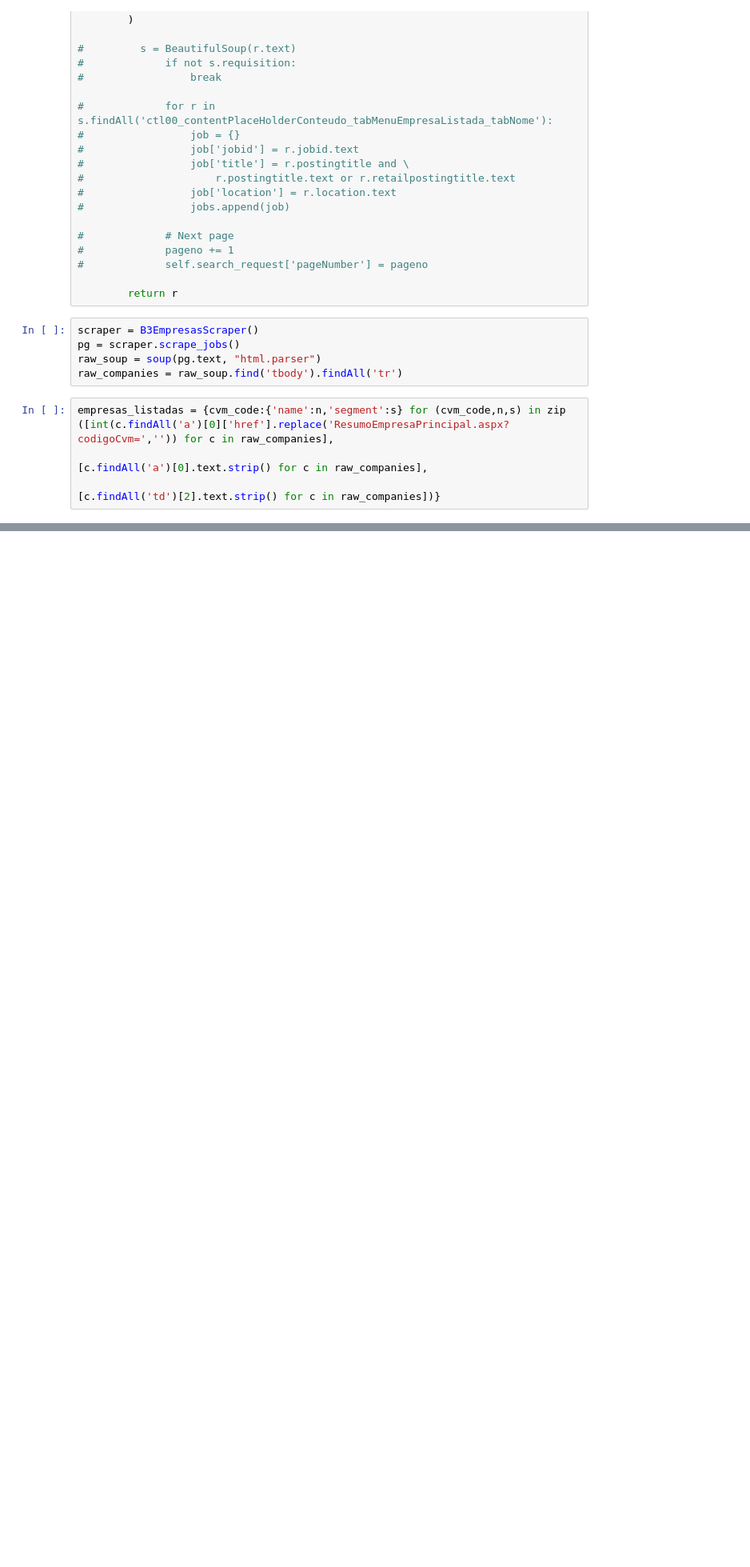
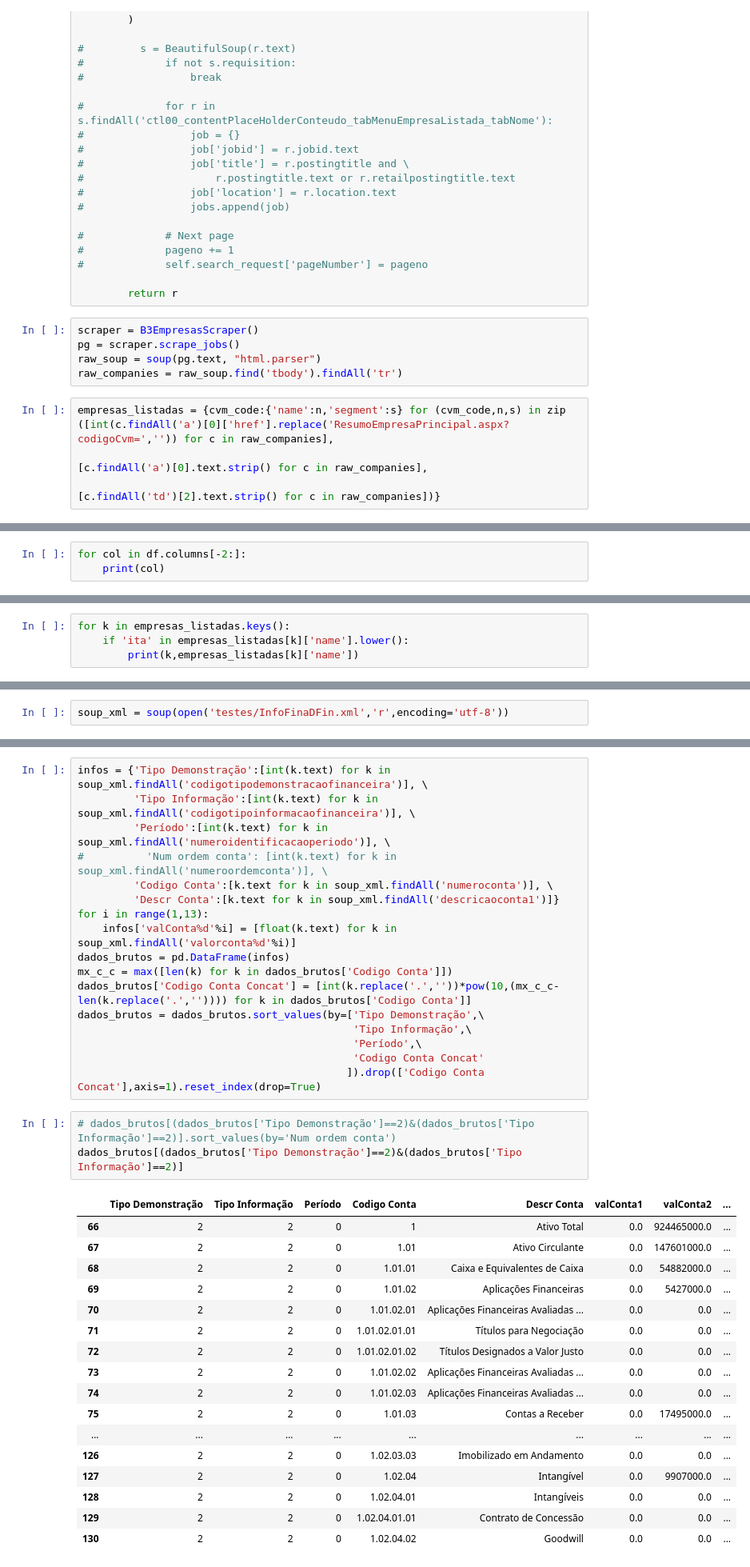
Before and after one commit to johnmattox/company_research, a Jupyter notebook: webscraping/rascunho.ipynb, the cells around one changed output, grey strips where cells are left out. Shown at 80% size. Saved outputs shown, nothing was run; the diff lists cells and outputs as text; blank space fills up the shorter version.

```diff
--- a/webscraping/rascunho.ipynb
+++ b/webscraping/rascunho.ipynb
@@ -87,0 +351,3 @@ empresas_listadas = {cvm_code:{'name':n,'segment':s} for (cvm_code,n,s) in zip (
+# %%
+for col in df.columns[-2:]:
+    print(col)
@@ -87,0 +464,4 @@ empresas_listadas = {cvm_code:{'name':n,'segment':s} for (cvm_code,n,s) in zip (
+# %%
+for k in empresas_listadas.keys():
+    if 'ita' in empresas_listadas[k]['name'].lower():
+        print(k,empresas_listadas[k]['name'])
@@ -87,0 +569,2 @@ empresas_listadas = {cvm_code:{'name':n,'segment':s} for (cvm_code,n,s) in zip (
+# %%
+soup_xml = soup(open('testes/InfoFinaDFin.xml','r',encoding='utf-8'))
@@ -87,0 +593,38 @@ empresas_listadas = {cvm_code:{'name':n,'segment':s} for (cvm_code,n,s) in zip (
+# %%
+infos = {'Tipo Demonstração':[int(k.text) for k in soup_xml.findAll('codigotipodemonstracaofinanceira')], \
+         'Tipo Informação':[int(k.text) for k in soup_xml.findAll('codigotipoinformacaofinanceira')], \
+         'Período':[int(k.text) for k in soup_xml.findAll('numeroidentificacaoperiodo')], \
+#          'Num ordem conta': [int(k.text) for k in soup_xml.findAll('numeroordemconta')], \
+         'Codigo Conta':[k.text for k in soup_xml.findAll('numeroconta')], \
+         'Descr Conta':[k.text for k in soup_xml.findAll('descricaoconta1')]}
+for i in range(1,13):
+    infos['valConta%d'%i] = [float(k.text) for k in soup_xml.findAll('valorconta%d'%i)]
+dados_brutos = pd.DataFrame(infos)
+mx_c_c = max([len(k) for k in dados_brutos['Codigo Conta']])
+dados_brutos['Codigo Conta Concat'] = [int(k.replace('.',''))*pow(10,(mx_c_c-len(k.replace('.','')))) for k in dados_brutos['Codigo Conta']]
+dados_brutos = dados_brutos.sort_values(by=['Tipo Demonstração',\
+                                            'Tipo Informação',\
+                                            'Período',\
+                                            'Codigo Conta Concat'
+                                           ]).drop(['Codigo Conta Concat'],axis=1).reset_index(drop=True)
+# %%
+# dados_brutos[(dados_brutos['Tipo Demonstração']==2)&(dados_brutos['Tipo Informação']==2)].sort_values(by='Num ordem conta')
+dados_brutos[(dados_brutos['Tipo Demonstração']==2)&(dados_brutos['Tipo Informação']==2)]
+# %% [output]
+|  | Tipo Demonstração | Tipo Informação | Período | Codigo Conta | Descr Conta | valConta1 | valConta2 | ... |
+| 66 | 2 | 2 | 0 | 1 | Ativo Total | 0.0 | 924465000.0 | ... |
+| 67 | 2 | 2 | 0 | 1.01 | Ativo Circulante | 0.0 | 147601000.0 | ... |
+| 68 | 2 | 2 | 0 | 1.01.01 | Caixa e Equivalentes de Caixa | 0.0 | 54882000.0 | ... |
+| 69 | 2 | 2 | 0 | 1.01.02 | Aplicações Financeiras | 0.0 | 5427000.0 | ... |
+| 70 | 2 | 2 | 0 | 1.01.02.01 | Aplicações Financeiras Avaliadas ... | 0.0 | 0.0 | ... |
+| 71 | 2 | 2 | 0 | 1.01.02.01.01 | Títulos para Negociação | 0.0 | 0.0 | ... |
+| 72 | 2 | 2 | 0 | 1.01.02.01.02 | Títulos Designados a Valor Justo | 0.0 | 0.0 | ... |
+| 73 | 2 | 2 | 0 | 1.01.02.02 | Aplicações Financeiras Avaliadas ... | 0.0 | 0.0 | ... |
+| 74 | 2 | 2 | 0 | 1.01.02.03 | Aplicações Financeiras Avaliadas ... | 0.0 | 0.0 | ... |
+| 75 | 2 | 2 | 0 | 1.01.03 | Contas a Receber | 0.0 | 17495000.0 | ... |
+| ... | ... | ... | ... | ... | ... | ... | ... | ... |
+| 126 | 2 | 2 | 0 | 1.02.03.03 | Imobilizado em Andamento | 0.0 | 0.0 | ... |
+| 127 | 2 | 2 | 0 | 1.02.04 | Intangível | 0.0 | 9907000.0 | ... |
+| 128 | 2 | 2 | 0 | 1.02.04.01 | Intangíveis | 0.0 | 0.0 | ... |
+| 129 | 2 | 2 | 0 | 1.02.04.01.01 | Contrato de Concessão | 0.0 | 0.0 | ... |
+| 130 | 2 | 2 | 0 | 1.02.04.02 | Goodwill | 0.0 | 0.0 | ... |
```
Also changed, not shown: parts of 60 cells of this notebook.
